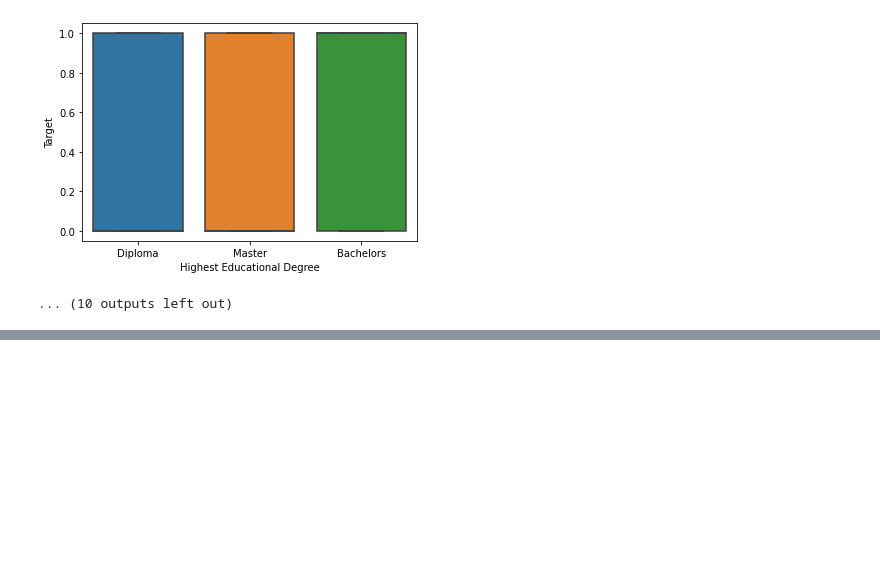
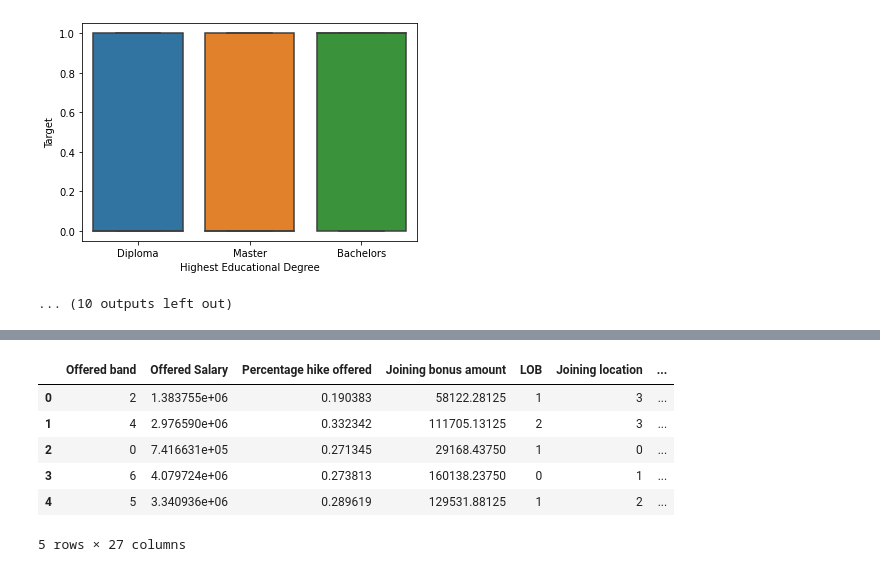
Before and after one commit to karunyads/MiniProject-FE, a Jupyter notebook: FE_PROJECT1_06.ipynb, the cells around one changed output, grey strips where cells are left out. Drawn from its saved outputs; the diff is of its cells as text; code cells hidden in the pictures; blank space fills up the shorter version.

```diff
--- a/FE_PROJECT1_06.ipynb
+++ b/FE_PROJECT1_06.ipynb
@@ -648,0 +669,14 @@ Box Plot for Highest Educational Degree with
+# %%
+df = data.copy()
+# %%
+df['Offered band'] = df['Offered band'].astype('category').cat.codes
+df['LOB'] = df['LOB'].astype('category').cat.codes
+df['Joining location'] = df['Joining location'].astype('category').cat.codes
+df['Candidate relocation status'] = df['Candidate relocation status'].astype('category').cat.codes
+df['Current organization'] = df['Current organization'].astype('category').cat.codes
+df['Highest Educational Degree'] = df['Highest Educational Degree'].astype('category').cat.codes
+df['Gender'] = df['Gender'].astype('category').cat.codes
+df['Candidate source'] = df['Candidate source'].astype('category').cat.codes
+df['Location'] = df['Location'].astype('category').cat.codes
+df['Interview types'] = df['Interview types'].astype('category').cat.codes
+df['Interview Types2'] = df['Interview Types2'].astype('category').cat.codes
@@ -648,0 +693,10 @@ Box Plot for Highest Educational Degree with
+# %%
+df.head()
+# %% [output]
+|  | Offered band | Offered Salary | Percentage hike offered | Joining bonus amount | LOB | Joining location | ... |
+| 0 | 2 | 1.383755e+06 | 0.190383 | 58122.28125 | 1 | 3 | ... |
+| 1 | 4 | 2.976590e+06 | 0.332342 | 111705.13125 | 2 | 3 | ... |
+| 2 | 0 | 7.416631e+05 | 0.271345 | 29168.43750 | 1 | 0 | ... |
+| 3 | 6 | 4.079724e+06 | 0.273813 | 160138.23750 | 0 | 1 | ... |
+| 4 | 5 | 3.340936e+06 | 0.289619 | 129531.88125 | 1 | 2 | ... |
+5 rows × 27 columns
```
Also changed, not shown: parts of 23 cells of this notebook.
